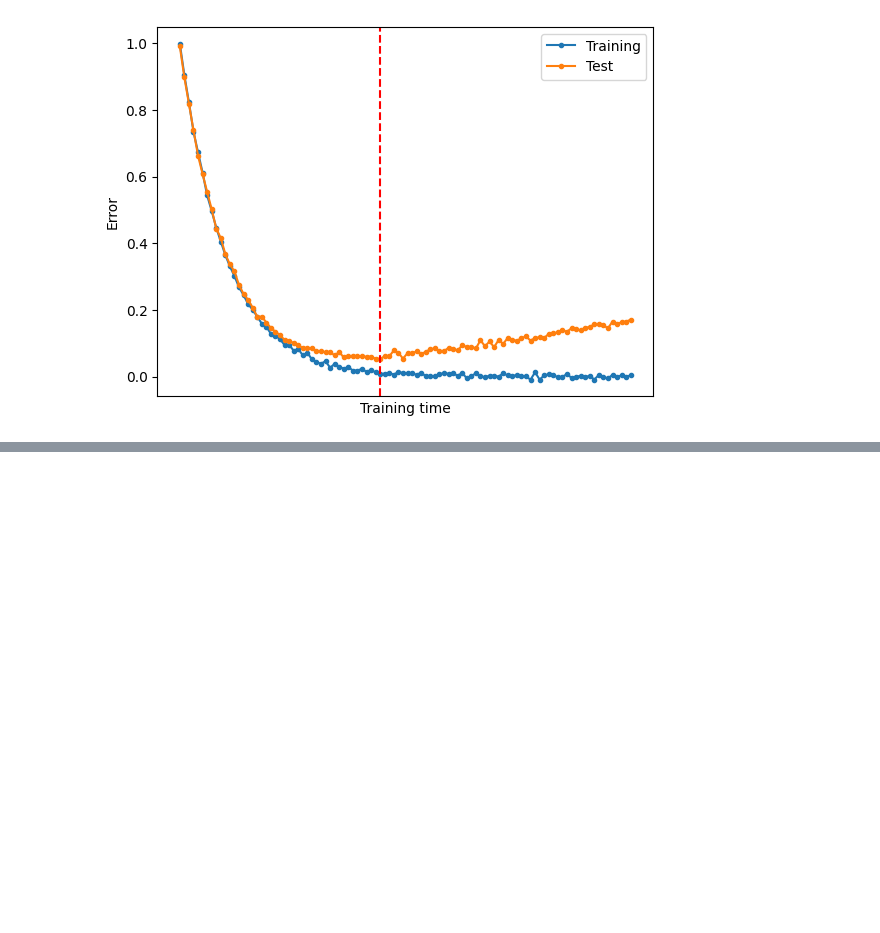
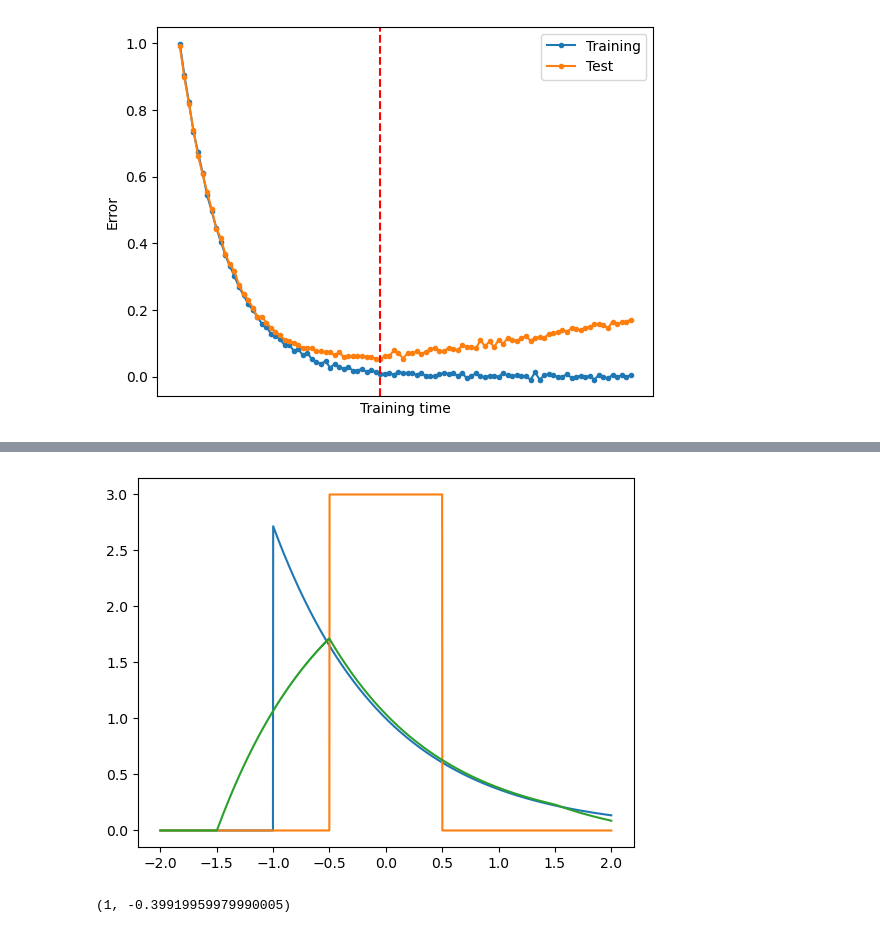
Before and after one commit to d-rogalski/MasterThesis, a Jupyter notebook: playground.ipynb, the cells around one changed output, grey strips where cells are left out. Saved outputs shown, nothing was run; the diff lists cells and outputs as text; code cells hidden in the pictures; blank space fills up the shorter version.

```diff
--- a/playground.ipynb
+++ b/playground.ipynb
@@ -139,0 +177,26 @@ plt.show()
+# %%
+import numpy as np
+import matplotlib.pyplot as plt
+from scipy.integrate import simpson
+X = np.linspace(-2,2,2000)
+f = np.vectorize(lambda x: np.exp(-x) if x and x >= -1 else 0.0)
+g = lambda x: 3 if x < 0.5 and x > -0.5 else 0.0
+g = np.vectorize(g)
+
+plt.plot(X,f(X))
+plt.plot(X,g(X))
+
+fg = []
+
+for t in X:
+    tmp_x = x[g(x-t) != 0]
+    fg += [simpson(f(tmp_x), dx = 4/2000)]
+
+plt.plot(X,fg)
+plt.show()
+# %% [output]
+[figure, added]
+# %%
+f(x)[800], x[800]
+# %% [output]
+(1, -0.39919959979990005)
```
Also changed, not shown: parts of 5 cells of this notebook.
